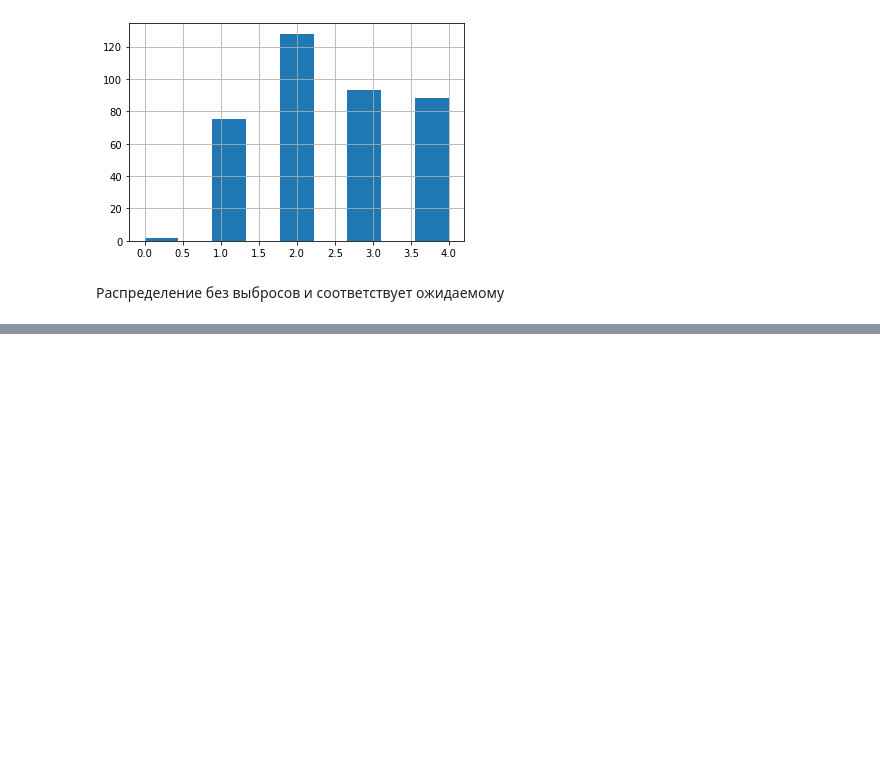
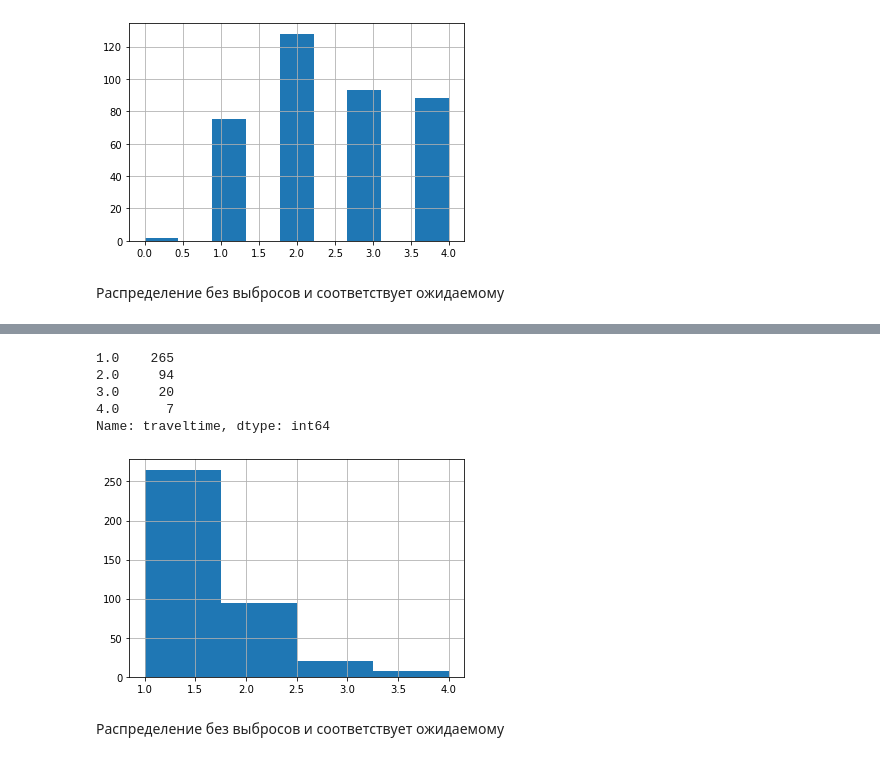
Before and after one commit to cfif76/Fcourse, a Jupyter notebook: module_2/project_2-анализ_данных_EDA.ipynb, the cells around one changed output, grey strips where cells are left out. Saved outputs shown, nothing was run; the diff lists cells and outputs as text; code cells hidden in the pictures; blank space fills up the shorter version.

```diff
--- a/module_2/project_2-анализ_данных_EDA.ipynb
+++ b/module_2/project_2-анализ_данных_EDA.ipynb
@@ -53,21 +53,45 @@ import numpy as np
 
 def fill_nan(df, *args, func='auto'):
     if len(args) == 0:
-        column = df.columns
+        colum = df.columns
     else:
         colum = args
     for col in colum:
         if (np.dtype(df[col]) == float) or (np.dtype(df[col]) == int):
             if (func == 'auto') | (func == 'median'):
-                df[col] = df[col].apply(lambda x: df[col].median() if np.isnan(x) else x)
+                df[col] = df[col].fillna(df[col].median())
             else:
-                df[col] = df[col].apply(lambda x: df[col].mode()[0] if np.isnan(x) else x)
+                df[col] = df[col].fillna(df[col].mode()[0])
         elif np.dtype(df[col]) == object:
             if (func == 'auto') | (func == 'mode'):
                 df[col] = df[col].fillna(df[col].mode()[0])
             else:
                 df[col] = df[col].fillna(df[col].median())
     return df
+
+
+def get_boxplot(df, *args):
+    for col in df.columns:
+        if (len(args) == 0) or (col in arg):
+            fig, ax = plt.subplots(figsize = (14, 4))
+            sns.boxplot(x=col, y='score',
+                        data=df, ax=ax)
+            plt.xticks(rotation=45)
+            ax.set_title('Boxplot for ' + col)
+            plt.show()
+
+
+def get_stat_dif(df, column):
+    cols = df.loc[:, column].value_counts().index[:]
+    combinations_all = list(combinations(cols, 2))
+    for comb in combinations_all:
+        if ttest_ind(df.loc[df.loc[:, column] == comb[0], 'score'],
+                        df.loc[df.loc[:, column] == comb[1], 'score']).pvalue \
+            <= 0.05/len(combinations_all): # Учли поправку Бонферони
+            print('Найдены статистически значимые различия для колонки', column)
+            break
+        #else:
+        #    print ('Нет статистически значимых различий для колонки', column)
 # %%
 pd.set_option('display.max_rows', 50) # показывать больше строк
 pd.set_option('display.max_columns', 40) # показывать больше колонок
@@ -358,0 +365,14 @@ Name: Fedu, dtype: int64
+# %%
+students = fill_nan(students, 'traveltime', func='mode')
+#display(students.info())
+students.traveltime.hist(bins=4)
+display(students.traveltime.value_counts())
+# %% [output]
+1.0    265
+2.0     94
+3.0     20
+4.0      7
+Name: traveltime, dtype: int64
+[figure, added]
+# %% [markdown]
+Распределение без выбросов и соответствует ожидаемому
```
Also changed, not shown: parts of 89 cells of this notebook.
